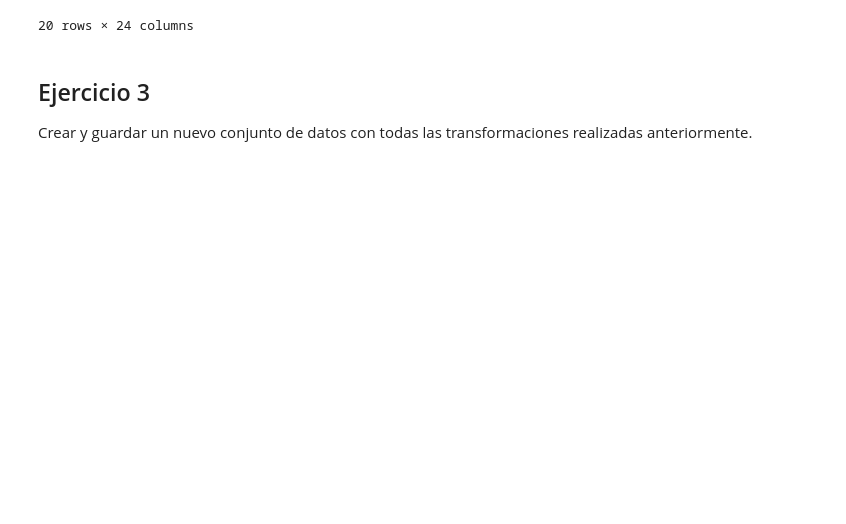
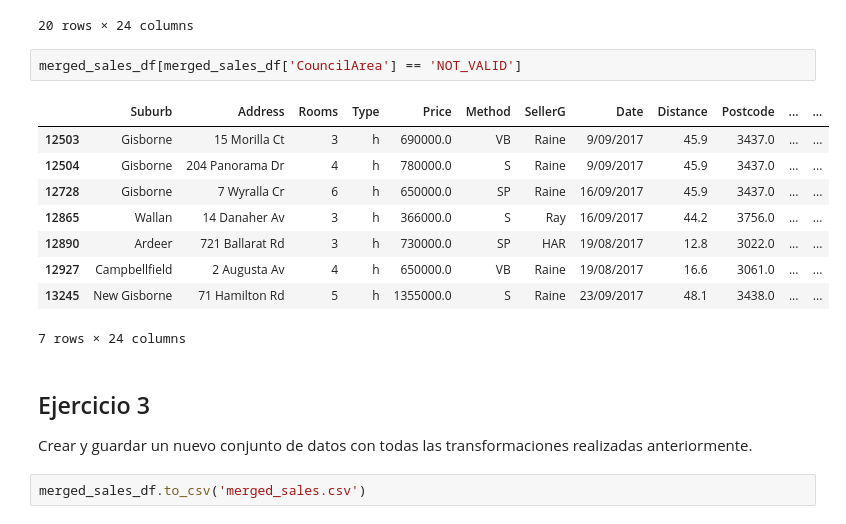
Before and after one commit to cgoviedo/Diplodatos, a Jupyter notebook: analisis_curacion/Entregable_Parte_1.ipynb, the cells around one changed output. Saved outputs shown, nothing was run; the diff lists cells and outputs as text; blank space fills up the shorter version.

```diff
--- a/analisis_curacion/Entregable_Parte_1.ipynb
+++ b/analisis_curacion/Entregable_Parte_1.ipynb
@@ -789,7 +864,21 @@ merged_sales_df[merged_sales_df['zipcode'].isna()]
 | 12927 | Campbellfield | 2 Augusta Av | 4 | h | 650000.0 | VB | Raine | 19/08/2017 | 16.6 | 3061.0 | ... | ... |
 | 13245 | New Gisborne | 71 Hamilton Rd | 5 | h | 1355000.0 | S | Raine | 23/09/2017 | 48.1 | 3438.0 | ... | ... |
 20 rows × 24 columns
+# %%
+merged_sales_df[merged_sales_df['CouncilArea'] == 'NOT_VALID']
+# %% [output]
+|  | Suburb | Address | Rooms | Type | Price | Method | SellerG | Date | Distance | Postcode | ... | ... |
+| 12503 | Gisborne | 15 Morilla Ct | 3 | h | 690000.0 | VB | Raine | 9/09/2017 | 45.9 | 3437.0 | ... | ... |
+| 12504 | Gisborne | 204 Panorama Dr | 4 | h | 780000.0 | S | Raine | 9/09/2017 | 45.9 | 3437.0 | ... | ... |
+| 12728 | Gisborne | 7 Wyralla Cr | 6 | h | 650000.0 | SP | Raine | 16/09/2017 | 45.9 | 3437.0 | ... | ... |
+| 12865 | Wallan | 14 Danaher Av | 3 | h | 366000.0 | S | Ray | 16/09/2017 | 44.2 | 3756.0 | ... | ... |
+| 12890 | Ardeer | 721 Ballarat Rd | 3 | h | 730000.0 | SP | HAR | 19/08/2017 | 12.8 | 3022.0 | ... | ... |
+| 12927 | Campbellfield | 2 Augusta Av | 4 | h | 650000.0 | VB | Raine | 19/08/2017 | 16.6 | 3061.0 | ... | ... |
+| 13245 | New Gisborne | 71 Hamilton Rd | 5 | h | 1355000.0 | S | Raine | 23/09/2017 | 48.1 | 3438.0 | ... | ... |
+7 rows × 24 columns
 # %% [markdown]
 ## Ejercicio 3
 
 Crear y guardar un nuevo conjunto de datos con todas las transformaciones realizadas anteriormente.
+# %%
+merged_sales_df.to_csv('merged_sales.csv')
```
Also changed, not shown: parts of 23 cells of this notebook.
